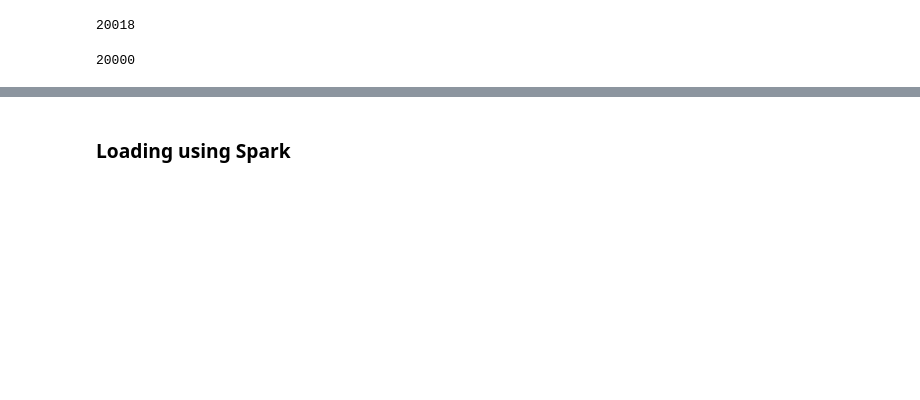
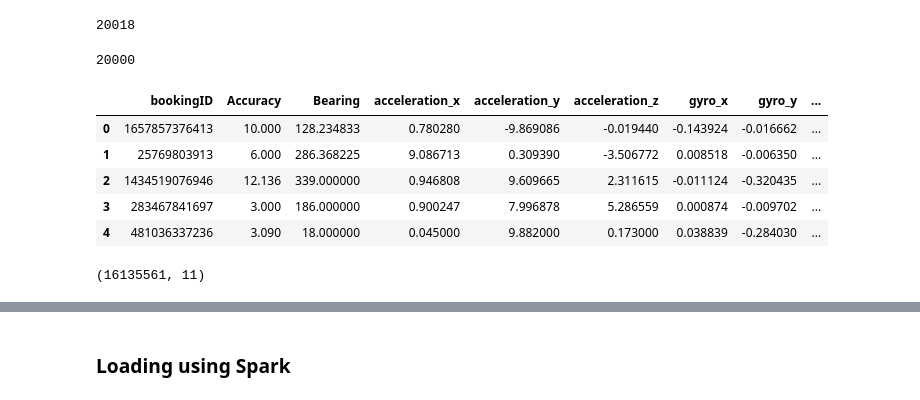
Before and after one commit to PrinceJavier/grab-ai, a Jupyter notebook: grab-ai-eda.ipynb, the cells around one changed output, grey strips where cells are left out. Cells and saved outputs as stored; diff of their text form; code cells hidden in the pictures; blank space fills up the shorter version.

```diff
--- a/grab-ai-eda.ipynb
+++ b/grab-ai-eda.ipynb
@@ -100,0 +126,13 @@ len(labels.bookingID.unique())
+# %%
+df_feats.head()
+# %% [output]
+|  | bookingID | Accuracy | Bearing | acceleration_x | acceleration_y | acceleration_z | gyro_x | gyro_y | ... |
+| 0 | 1657857376413 | 10.000 | 128.234833 | 0.780280 | -9.869086 | -0.019440 | -0.143924 | -0.016662 | ... |
+| 1 | 25769803913 | 6.000 | 286.368225 | 9.086713 | 0.309390 | -3.506772 | 0.008518 | -0.006350 | ... |
+| 2 | 1434519076946 | 12.136 | 339.000000 | 0.946808 | 9.609665 | 2.311615 | -0.011124 | -0.320435 | ... |
+| 3 | 283467841697 | 3.000 | 186.000000 | 0.900247 | 7.996878 | 5.286559 | 0.000874 | -0.009702 | ... |
+| 4 | 481036337236 | 3.090 | 18.000000 | 0.045000 | 9.882000 | 0.173000 | 0.038839 | -0.284030 | ... |
+# %%
+df_feats.shape
+# %% [output]
+(16135561, 11)
```
Also changed, not shown: parts of 36 cells of this notebook.
